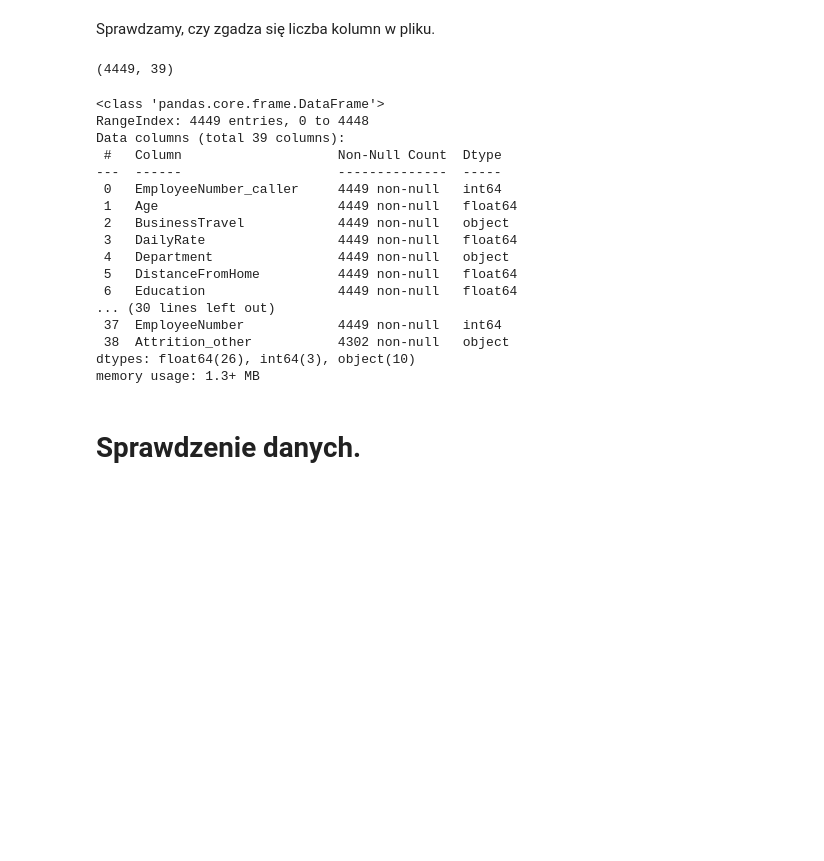
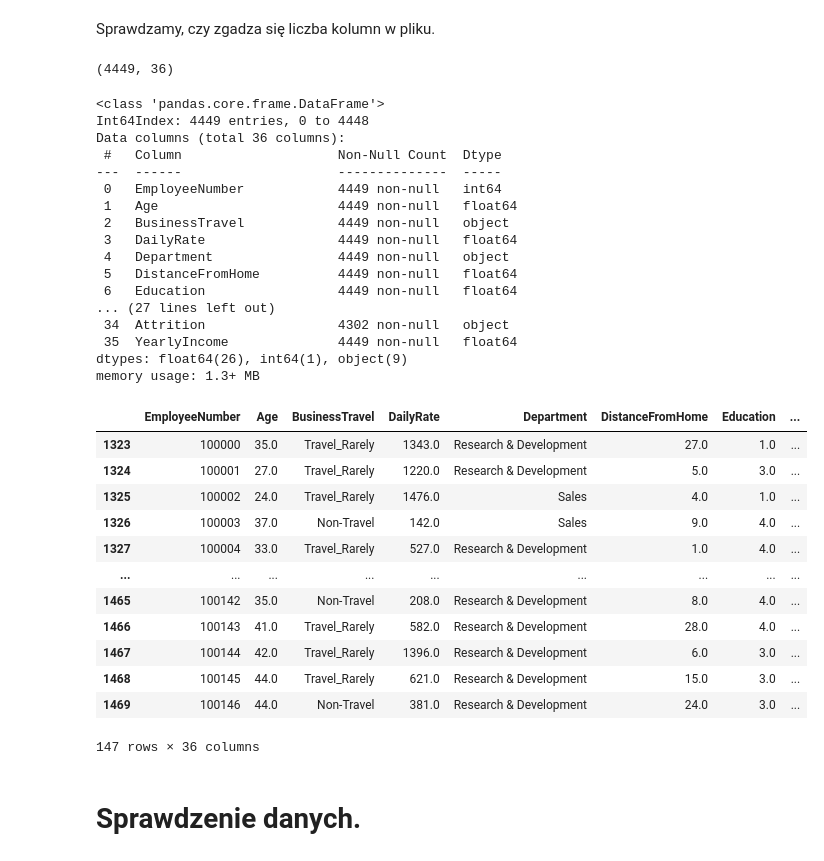
Before and after one commit to Certhonis/ML_projekt_2, a Jupyter notebook: ML_projekt_2.ipynb, the cells around one changed output. Saved outputs shown, nothing was run; the diff lists cells and outputs as text; code cells hidden in the pictures; blank space fills up the shorter version.

```diff
--- a/ML_projekt_2.ipynb
+++ b/ML_projekt_2.ipynb
@@ -54,5 +82,6 @@ df_4.head(2)
 # %% [markdown]
 Mergujemy dane komendą join, dołączając poszczególne pliki do pierwszego df.
-# %%
-df = df.join(df_2, lsuffix='_caller', rsuffix='_other')
-df = df.join(df_3, lsuffix='_caller', rsuffix='_other')
+# %%
+df = df.merge(df_2, how='outer', on = 'EmployeeNumber')
+# %%
+df = df.merge(df_3, how='outer', on = ['EmployeeNumber','Attrition'])
@@ -61,27 +96,43 @@ Sprawdzamy, czy zgadza się liczba kolumn w pliku.
 # %%
 df.shape
 # %% [output]
-(4449, 39)
+(4449, 36)
 # %%
 df.info()
 # %% [output]
 <class 'pandas.core.frame.DataFrame'>
-RangeIndex: 4449 entries, 0 to 4448
-Data columns (total 39 columns):
+Int64Index: 4449 entries, 0 to 4448
+Data columns (total 36 columns):
  #   Column                    Non-Null Count  Dtype
 ---  ------                    --------------  -----
- 0   EmployeeNumber_caller     4449 non-null   int64
+ 0   EmployeeNumber            4449 non-null   int64
  1   Age                       4449 non-null   float64
  2   BusinessTravel            4449 non-null   object
  3   DailyRate                 4449 non-null   float64
  4   Department                4449 non-null   object
  5   DistanceFromHome          4449 non-null   float64
  6   Education                 4449 non-null   float64
-... (30 lines left out)
- 37  EmployeeNumber            4449 non-null   int64
- 38  Attrition_other           4302 non-null   object
-dtypes: float64(26), int64(3), object(10)
+... (27 lines left out)
+ 34  Attrition                 4302 non-null   object
+ 35  YearlyIncome              4449 non-null   float64
+dtypes: float64(26), int64(1), object(9)
 memory usage: 1.3+ MB
+# %%
+df[df.isna().any(axis=1)]
+# %% [output]
+|  | EmployeeNumber | Age | BusinessTravel | DailyRate | Department | DistanceFromHome | Education | ... |
+| 1323 | 100000 | 35.0 | Travel_Rarely | 1343.0 | Research & Development | 27.0 | 1.0 | ... |
+| 1324 | 100001 | 27.0 | Travel_Rarely | 1220.0 | Research & Development | 5.0 | 3.0 | ... |
+| 1325 | 100002 | 24.0 | Travel_Rarely | 1476.0 | Sales | 4.0 | 1.0 | ... |
+| 1326 | 100003 | 37.0 | Non-Travel | 142.0 | Sales | 9.0 | 4.0 | ... |
+| 1327 | 100004 | 33.0 | Travel_Rarely | 527.0 | Research & Development | 1.0 | 4.0 | ... |
+| ... | ... | ... | ... | ... | ... | ... | ... | ... |
+| 1465 | 100142 | 35.0 | Non-Travel | 208.0 | Research & Development | 8.0 | 4.0 | ... |
+| 1466 | 100143 | 41.0 | Travel_Rarely | 582.0 | Research & Development | 28.0 | 4.0 | ... |
+| 1467 | 100144 | 42.0 | Travel_Rarely | 1396.0 | Research & Development | 6.0 | 3.0 | ... |
+| 1468 | 100145 | 44.0 | Travel_Rarely | 621.0 | Research & Development | 15.0 | 3.0 | ... |
+| 1469 | 100146 | 44.0 | Non-Travel | 381.0 | Research & Development | 24.0 | 3.0 | ... |
+147 rows × 36 columns
 # %% [markdown]
 # Sprawdzenie danych.
 # %% [markdown]
```
Also changed, not shown: parts of 66 cells of this notebook.
